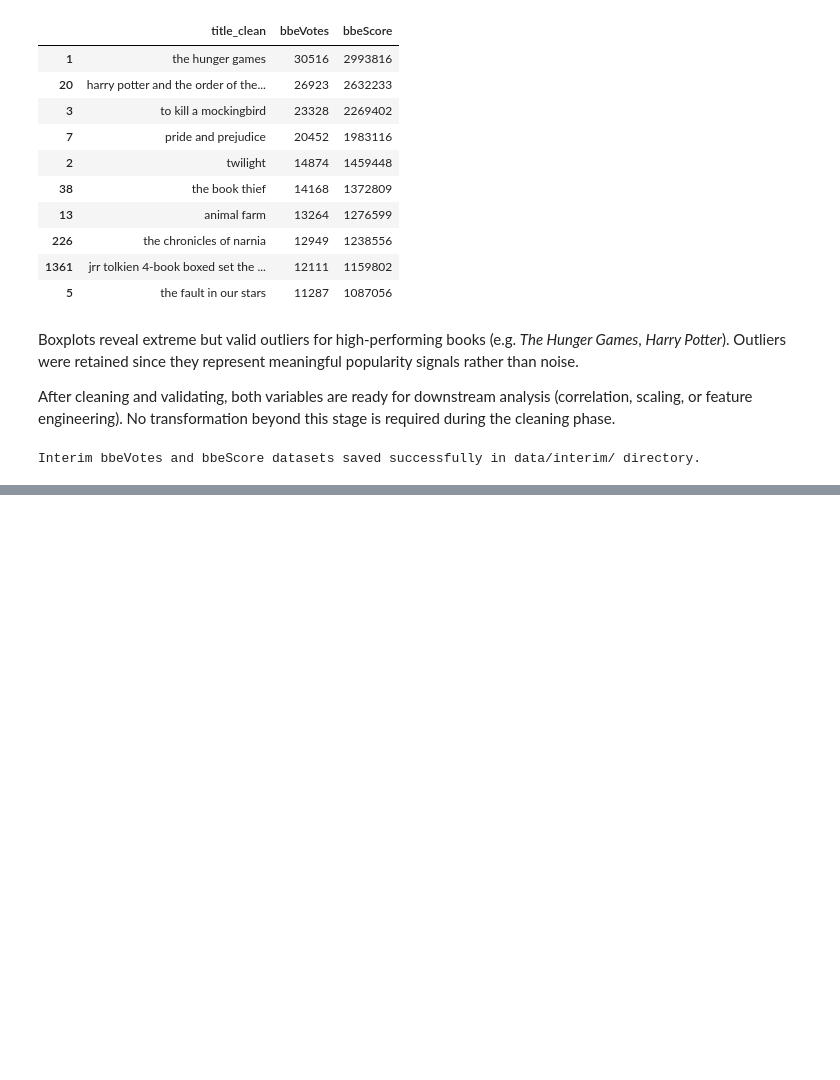
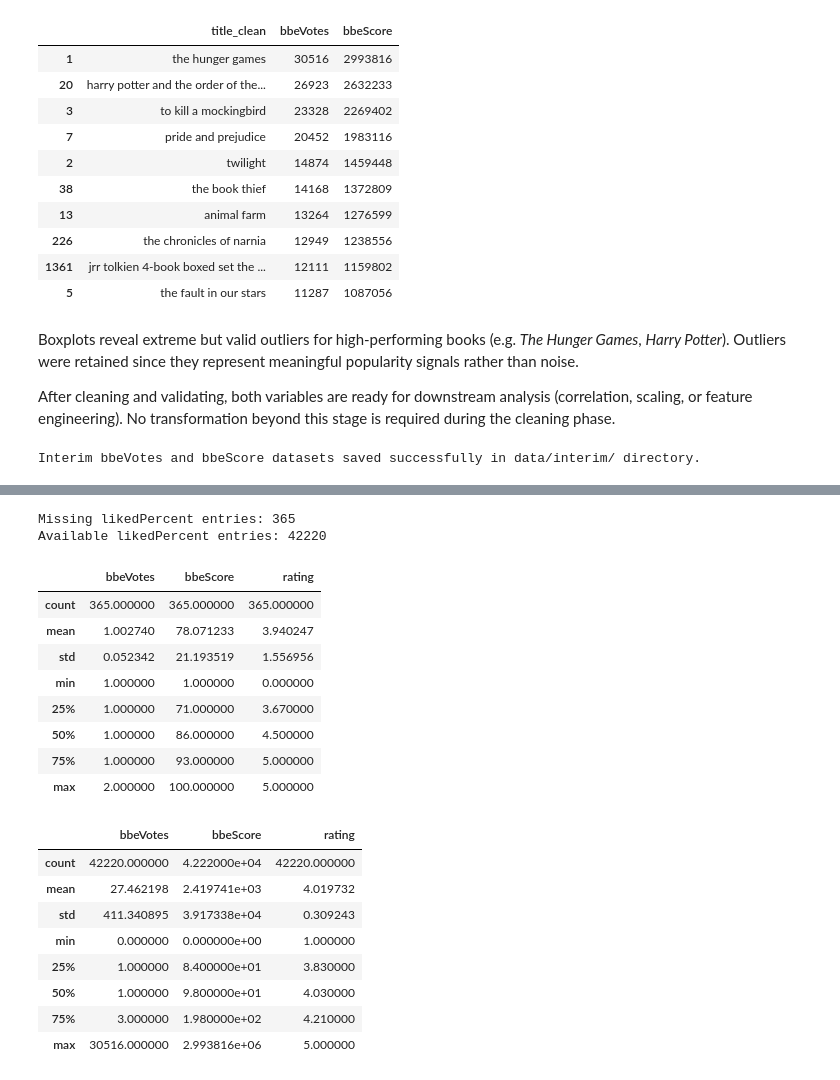
Before and after one commit to larevolucia/bookwise-analytics, a Jupyter notebook: notebooks/02_Data_Cleaning.ipynb, the cells around one changed output, grey strips where cells are left out. Cells and saved outputs as stored; diff of their text form; code cells hidden in the pictures; blank space fills up the shorter version.

```diff
--- a/notebooks/02_Data_Cleaning.ipynb
+++ b/notebooks/02_Data_Cleaning.ipynb
@@ -1664,0 +1710,36 @@ Interim bbeVotes and bbeScore datasets saved successfully in data/interim/ direc
+# %%
+# separate missing and available likedPercent
+missing_likes = bbe_clean[bbe_clean['likedPercent'].isna()]
+present_likes = bbe_clean[bbe_clean['likedPercent'].notna()]
+
+print(f"Missing likedPercent entries: {missing_likes.shape[0]}")
+print(f"Available likedPercent entries: {present_likes.shape[0]}")
+# %% [output]
+Missing likedPercent entries: 365
+Available likedPercent entries: 42220
+# %%
+cols_to_compare = ['bbeVotes', 'bbeScore', 'rating']
+
+missing_summary = missing_likes[cols_to_compare].describe()
+present_summary = present_likes[cols_to_compare].describe()
+
+display(missing_summary, present_summary)
+# %% [output]
+|  | bbeVotes | bbeScore | rating |
+| count | 365.000000 | 365.000000 | 365.000000 |
+| mean | 1.002740 | 78.071233 | 3.940247 |
+| std | 0.052342 | 21.193519 | 1.556956 |
+| min | 1.000000 | 1.000000 | 0.000000 |
+| 25% | 1.000000 | 71.000000 | 3.670000 |
+| 50% | 1.000000 | 86.000000 | 4.500000 |
+| 75% | 1.000000 | 93.000000 | 5.000000 |
+| max | 2.000000 | 100.000000 | 5.000000 |
+|  | bbeVotes | bbeScore | rating |
+| count | 42220.000000 | 4.222000e+04 | 42220.000000 |
+| mean | 27.462198 | 2.419741e+03 | 4.019732 |
+| std | 411.340895 | 3.917338e+04 | 0.309243 |
+| min | 0.000000 | 0.000000e+00 | 1.000000 |
+| 25% | 1.000000 | 8.400000e+01 | 3.830000 |
+| 50% | 1.000000 | 9.800000e+01 | 4.030000 |
+| 75% | 3.000000 | 1.980000e+02 | 4.210000 |
+| max | 30516.000000 | 2.993816e+06 | 5.000000 |
```
Also changed, not shown: parts of 9 cells of this notebook.
